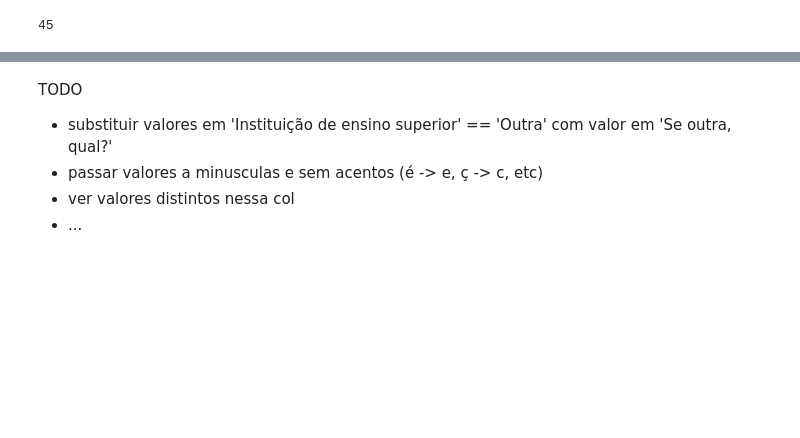
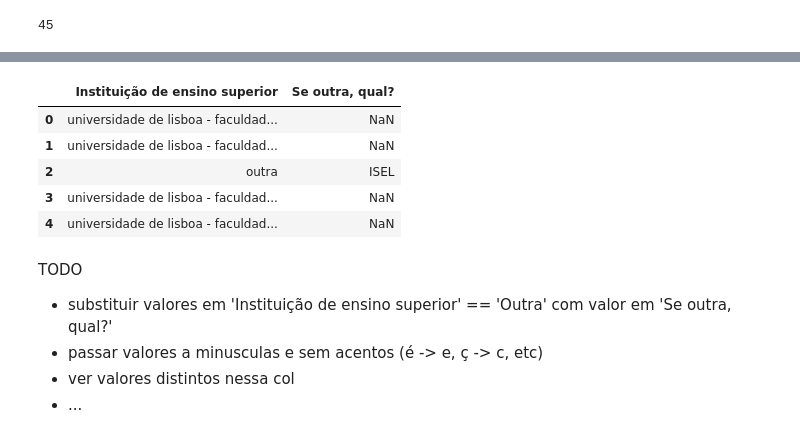
Before and after one commit to danifbento/analise-dados-excel, a Jupyter notebook: nomes-uni-agregacao.ipynb, the cells around one changed output, grey strips where cells are left out. Saved outputs shown, nothing was run; the diff lists cells and outputs as text; code cells hidden in the pictures; blank space fills up the shorter version.

```diff
--- a/nomes-uni-agregacao.ipynb
+++ b/nomes-uni-agregacao.ipynb
@@ -62,3 +69,12 @@ df.drop(to_elim_list)
+# %%
+aux_df.head()
+# %% [output]
+|  | Instituição de ensino superior | Se outra, qual? |
+| 0 | universidade de lisboa - faculdad... | NaN |
+| 1 | universidade de lisboa - faculdad... | NaN |
+| 2 | outra | ISEL |
+| 3 | universidade de lisboa - faculdad... | NaN |
+| 4 | universidade de lisboa - faculdad... | NaN |
 # %% [markdown]
 TODO
 - substituir valores em 'Instituição de ensino superior' == 'Outra' com valor em 'Se outra, qual?'
```
Also changed, not shown: parts of 10 cells of this notebook, 1 other file.
